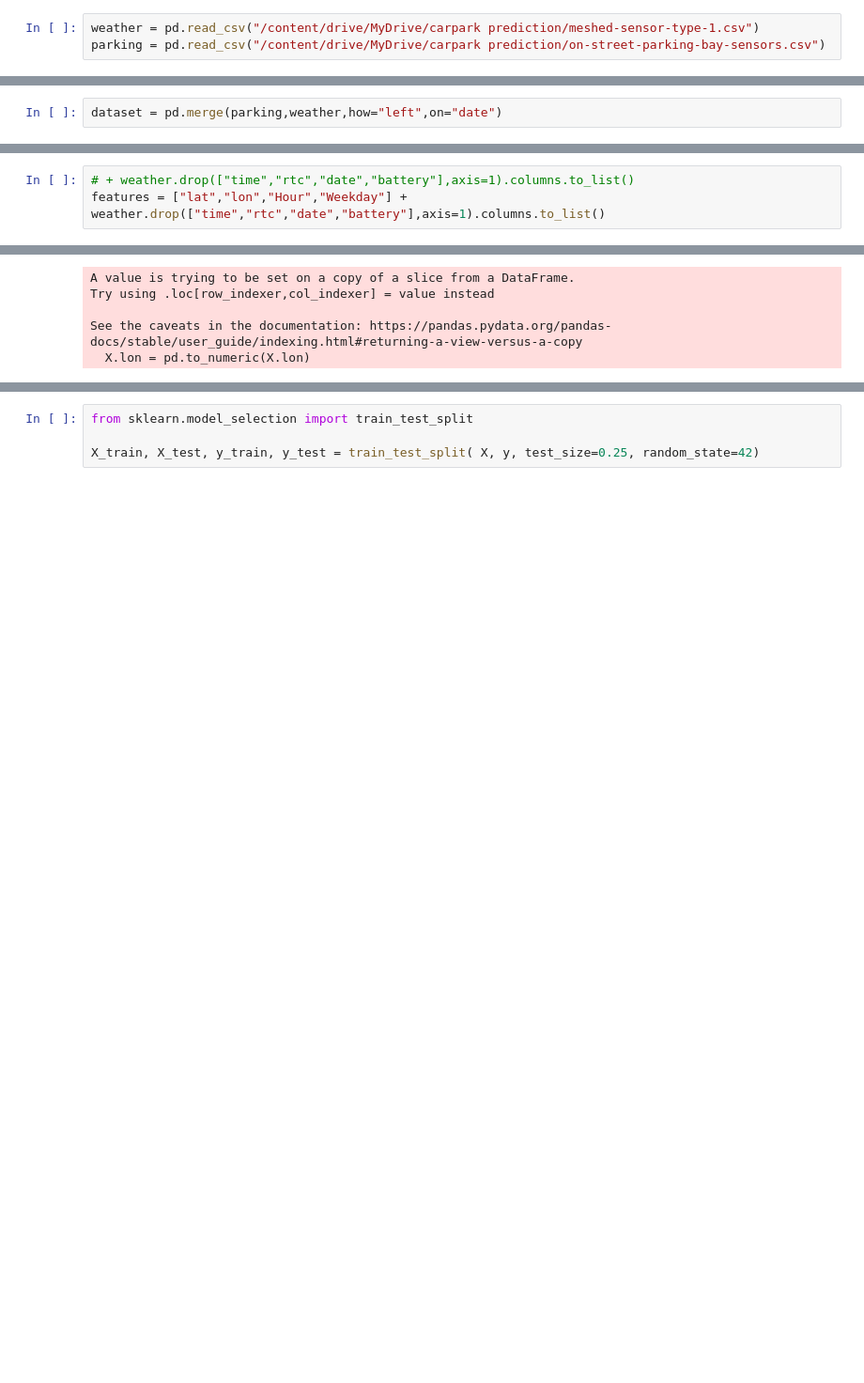
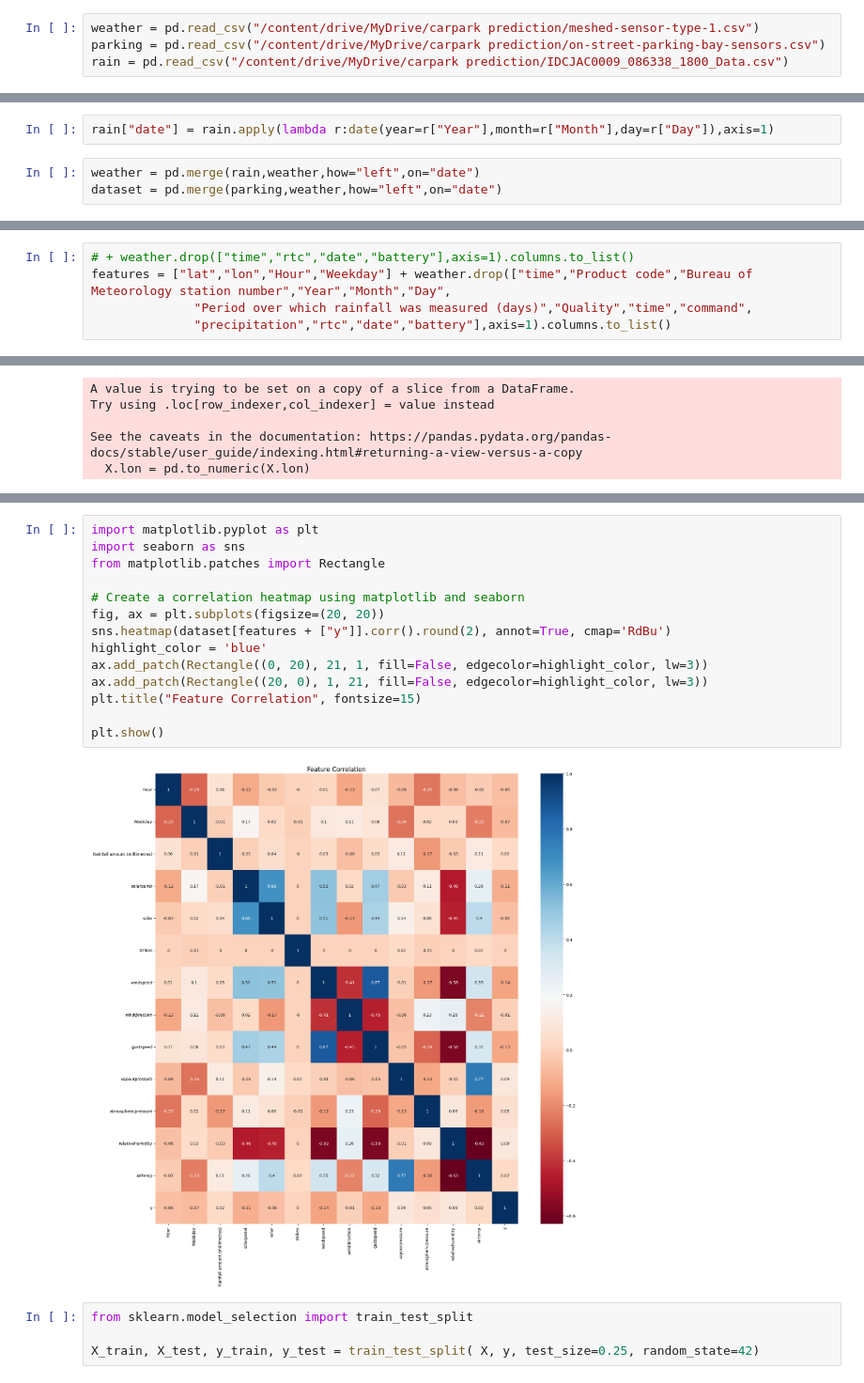
Before and after one commit to z1mmz/ML-Notebooks, a Jupyter notebook: Melbourne carpark prediction.ipynb, the cells around one changed output, grey strips where cells are left out. Shown: that part at 94% size. Drawn from its saved outputs; the diff is of its cells as text; blank space fills up the shorter version.

```diff
--- a/Melbourne carpark prediction.ipynb
+++ b/Melbourne carpark prediction.ipynb
@@ -10,6 +9,7 @@ import dateutil.parser as dparser
 # %%
 weather = pd.read_csv("/content/drive/MyDrive/carpark prediction/meshed-sensor-type-1.csv")
 parking = pd.read_csv("/content/drive/MyDrive/carpark prediction/on-street-parking-bay-sensors.csv")
+rain = pd.read_csv("/content/drive/MyDrive/carpark prediction/IDCJAC0009_086338_1800_Data.csv")
 # %%
 
 parking[['lat','lon']] =parking["Location"].str.split(',',expand=True)
@@ -18,5 +18,8 @@ parking["Weekday"] = parking["Status_Timestamp"].apply(lambda x : dparser.parse(
 parking["date"] = parking["Status_Timestamp"].apply(lambda x : dparser.parse(x,fuzzy=True).date())
 # %%
 weather["date"] = weather["time"].apply(lambda x : dparser.parse(x,fuzzy=True).date())
+# %%
+rain["date"] = rain.apply(lambda r:date(year=r["Year"],month=r["Month"],day=r["Day"]),axis=1)
 # %%
+weather = pd.merge(rain,weather,how="left",on="date")
 dataset = pd.merge(parking,weather,how="left",on="date")
@@ -56,7 +65,9 @@ weather.drop(["time","rtc","date","battery"],axis=1).columns.to_list()
  'airtemp']
 # %%
 # + weather.drop(["time","rtc","date","battery"],axis=1).columns.to_list()
-features = ["lat","lon","Hour","Weekday"] + weather.drop(["time","rtc","date","battery"],axis=1).columns.to_list()
+features = ["lat","lon","Hour","Weekday"] + weather.drop(["time","Product code","Bureau of Meteorology station number","Year","Month","Day",
+              "Period over which rainfall was measured (days)","Quality","time","command",
+              "precipitation","rtc","date","battery"],axis=1).columns.to_list()
 # %%
 features
 # %% [output]
@@ -102,3 +112,19 @@ len(features)
+# %%
+import matplotlib.pyplot as plt
+import seaborn as sns
+from matplotlib.patches import Rectangle
+
+# Create a correlation heatmap using matplotlib and seaborn
+fig, ax = plt.subplots(figsize=(20, 20))
+sns.heatmap(dataset[features + ["y"]].corr().round(2), annot=True, cmap='RdBu')
+highlight_color = 'blue'
+ax.add_patch(Rectangle((0, 20), 21, 1, fill=False, edgecolor=highlight_color, lw=3))
+ax.add_patch(Rectangle((20, 0), 1, 21, fill=False, edgecolor=highlight_color, lw=3))
+plt.title("Feature Correlation", fontsize=15)
+
+plt.show()
+# %% [output]
+[figure, added]
 # %%
 from sklearn.model_selection import train_test_split
 
```
Also changed, not shown: parts of 17 cells of this notebook.
